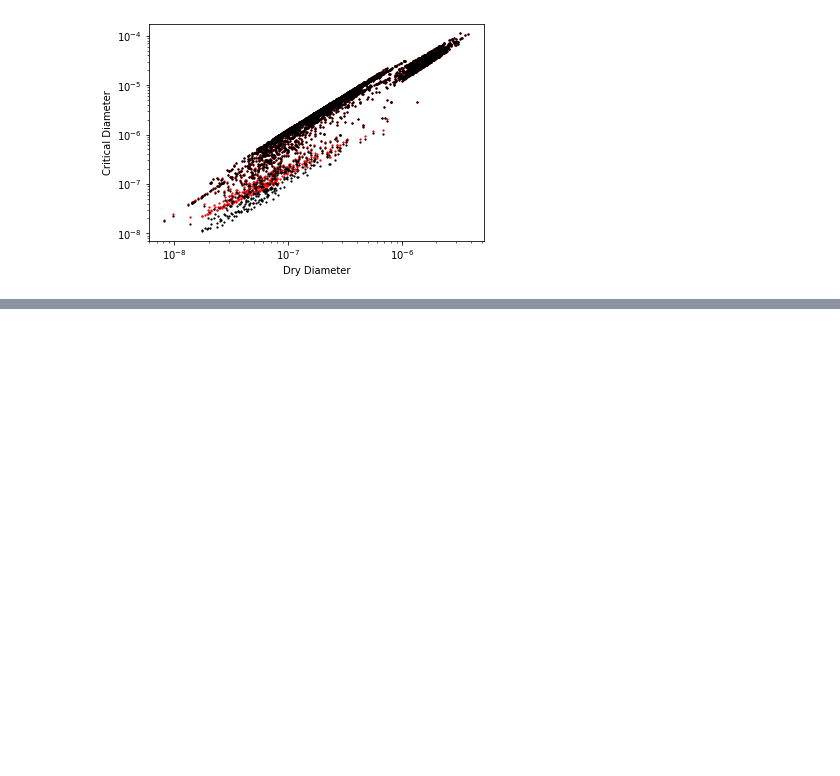
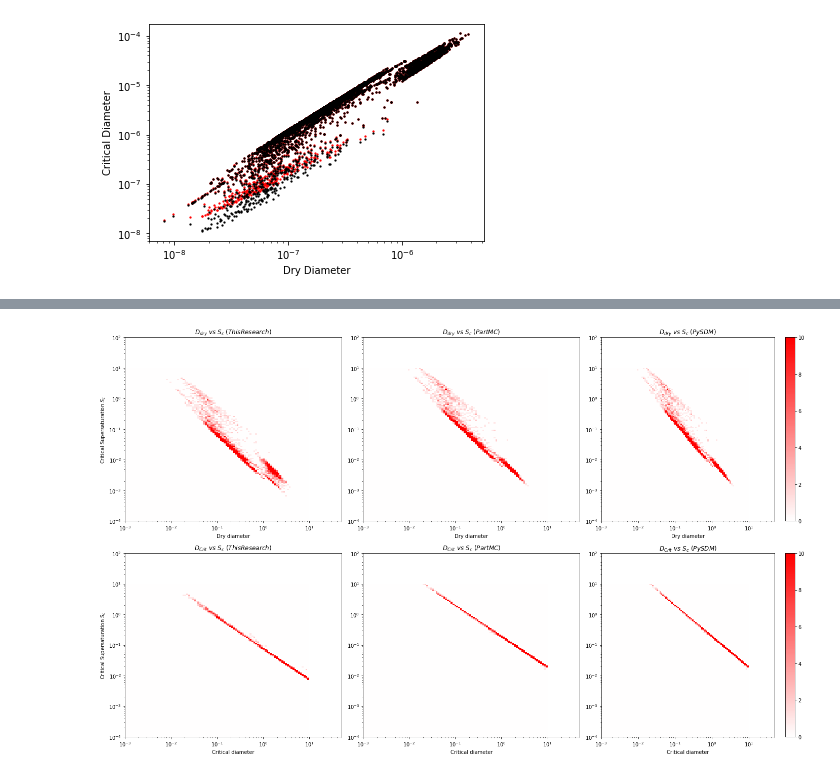
Before and after one commit to Jim-Xu/Project_Scripts, a Jupyter notebook: single_particle.ipynb, the cells around one changed output, grey strips where cells are left out. Saved outputs shown, nothing was run; the diff lists cells and outputs as text; code cells hidden in the pictures; blank space fills up the shorter version.

```diff
--- a/single_particle.ipynb
+++ b/single_particle.ipynb
@@ -326,0 +311,64 @@ Text(0.5, 0, 'Dry diameter')
+# %%
+def truncate_colormap(cmapIn='bwr', minval=0.0, maxval=1.0, n=100):
+    '''truncate_colormap(cmapIn='jet', minval=0.0, maxval=1.0, n=100)'''
+    cmapIn = plt.get_cmap(cmapIn)
+
+    new_cmap = colors.LinearSegmentedColormap.from_list(
+        'trunc({n},{a:.2f},{b:.2f})'.format(n=cmapIn.name, a=minval, b=maxval),
+        cmapIn(np.linspace(minval, maxval, n)))
+
+    return new_cmap
+new_cmap = truncate_colormap('bwr', minval=0.5, maxval=1.0)
+# %%
+fig=plt.figure(figsize=(20,12))
+x = np.logspace(-3,1,100)
+y = np.logspace(-4,1,125)
+
+plt.subplot(2,3,1)
+plt.hist2d(dry_diameters*1e6, (crit_ss-1)*100, bins= [x, y], cmap=new_cmap, vmin=0, vmax=10)
+plt.xlim(1e-3,5e1), plt.ylim(1e-4,1e2)
+plt.xscale("log"), plt.yscale("log")
+plt.xlabel("Dry diameter"), plt.ylabel("Critical Supersaturation $S_c$")
+plt.title("$D_{dry}~vs~S_c~(This Research)$")
+
+plt.subplot(2,3,2)
+plt.hist2d(dry_diameters*1e6, scs*100, bins= [x, y], cmap=new_cmap, vmin=0, vmax=10)
+plt.xlim(1e-3,5e1), plt.ylim(1e-4,1e2)
+plt.xscale("log"), plt.yscale("log")
+plt.xlabel("Dry diameter")
+plt.title("$D_{dry}~vs~S_c~(PartMC)$")
+
+plt.subplot(2,3,3)
+plt.hist2d(dry_diameters*1e6, (crit_rhs-1)*100, bins= [x, y], cmap=new_cmap, vmin=0, vmax=10)
+plt.xlim(1e-3,5e1), plt.ylim(1e-4,1e2)
+plt.xscale("log"), plt.yscale("log")
+plt.xlabel("Dry diameter")
+plt.colorbar()
+plt.title("$D_{dry}~vs~S_c~(PySDM)$")
+
+############################################################################################################
+plt.subplot(2,3,4)
+plt.hist2d(crit_diam*1e6, (crit_ss-1)*100, bins= [x, y], cmap=new_cmap, vmin=0, vmax=10)
+plt.xlim(1e-3,5e1), plt.ylim(1e-4,1e2)
+plt.xscale("log"), plt.yscale("log")
+plt.xlabel("Critical diameter"), plt.ylabel("Critical Supersaturation $S_c$")
+plt.title("$D_{Crit}~vs~S_c~(This Research)$")
+
+plt.subplot(2,3,5)
+plt.hist2d(crit_diam*1e6, scs*100, bins= [x, y], cmap=new_cmap, vmin=0, vmax=10)
+plt.xlim(1e-3,5e1), plt.ylim(1e-4,1e2)
+plt.xscale("log"), plt.yscale("log")
+plt.xlabel("Critical diameter")
+plt.title("$D_{Crit}~vs~S_c~(PartMC)$")
+
+plt.subplot(2,3,6)
+plt.hist2d(crit_diam*1e6, (crit_rhs-1)*100, bins= [x, y], cmap=new_cmap, vmin=0, vmax=10)
+plt.xlim(1e-3,5e1), plt.ylim(1e-4,1e2)
+plt.xscale("log"), plt.yscale("log")
+plt.xlabel("Critical diameter")
+plt.colorbar()
+plt.title("$D_{Crit}~vs~S_c~(PySDM)$")
+
+plt.tight_layout()
+# %% [output]
+[figure, added]
```
Also changed, not shown: parts of 2 cells of this notebook.
